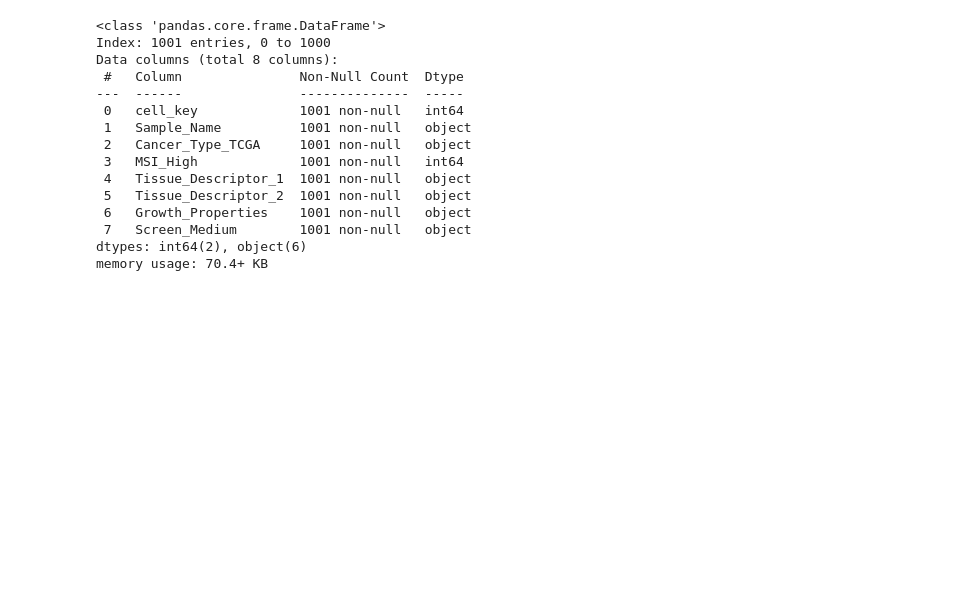
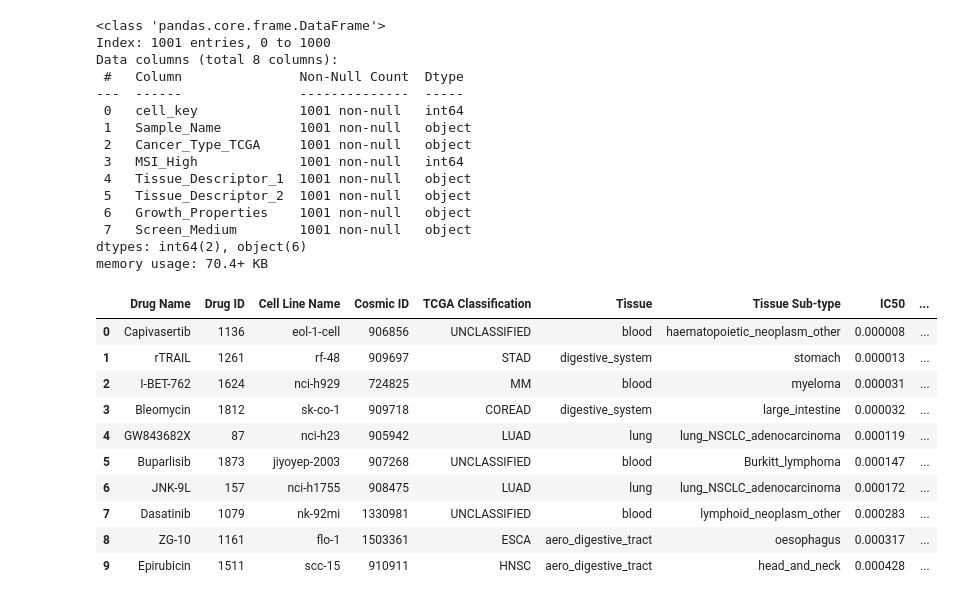
Before and after one commit to niladri-roy/Personalized-Drug-Response-Prediction, a Jupyter notebook: Personalized-Drug-Response-Prediction.ipynb, the cells around one changed output. Cells and saved outputs as stored; diff of their text form; code cells hidden in the pictures; blank space fills up the shorter version.

```diff
--- a/Personalized-Drug-Response-Prediction.ipynb
+++ b/Personalized-Drug-Response-Prediction.ipynb
@@ -553,3 +553,17 @@ Data columns (total 8 columns):
  7   Screen_Medium        1001 non-null   object
 dtypes: int64(2), object(6)
 memory usage: 70.4+ KB
+# %%
+gdf.head(10)
+# %% [output]
+|  | Drug Name | Drug ID | Cell Line Name | Cosmic ID | TCGA Classification | Tissue | Tissue Sub-type | IC50 | ... |
+| 0 | Capivasertib | 1136 | eol-1-cell | 906856 | UNCLASSIFIED | blood | haematopoietic_neoplasm_other | 0.000008 | ... |
+| 1 | rTRAIL | 1261 | rf-48 | 909697 | STAD | digestive_system | stomach | 0.000013 | ... |
+| 2 | I-BET-762 | 1624 | nci-h929 | 724825 | MM | blood | myeloma | 0.000031 | ... |
+| 3 | Bleomycin | 1812 | sk-co-1 | 909718 | COREAD | digestive_system | large_intestine | 0.000032 | ... |
+| 4 | GW843682X | 87 | nci-h23 | 905942 | LUAD | lung | lung_NSCLC_adenocarcinoma | 0.000119 | ... |
+| 5 | Buparlisib | 1873 | jiyoyep-2003 | 907268 | UNCLASSIFIED | blood | Burkitt_lymphoma | 0.000147 | ... |
+| 6 | JNK-9L | 157 | nci-h1755 | 908475 | LUAD | lung | lung_NSCLC_adenocarcinoma | 0.000172 | ... |
+| 7 | Dasatinib | 1079 | nk-92mi | 1330981 | UNCLASSIFIED | blood | lymphoid_neoplasm_other | 0.000283 | ... |
+| 8 | ZG-10 | 1161 | flo-1 | 1503361 | ESCA | aero_digestive_tract | oesophagus | 0.000317 | ... |
+| 9 | Epirubicin | 1511 | scc-15 | 910911 | HNSC | aero_digestive_tract | head_and_neck | 0.000428 | ... |
```
Also changed, not shown: parts of 10 cells of this notebook.
